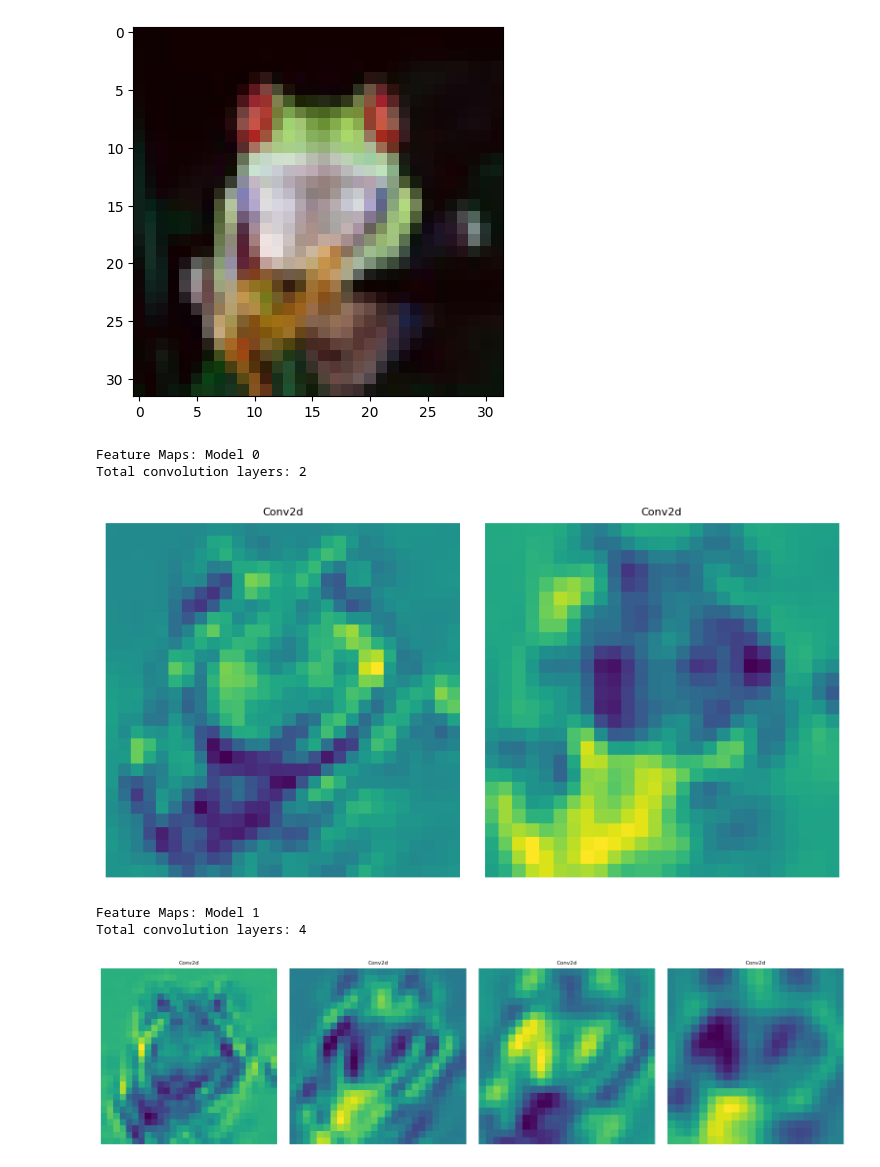
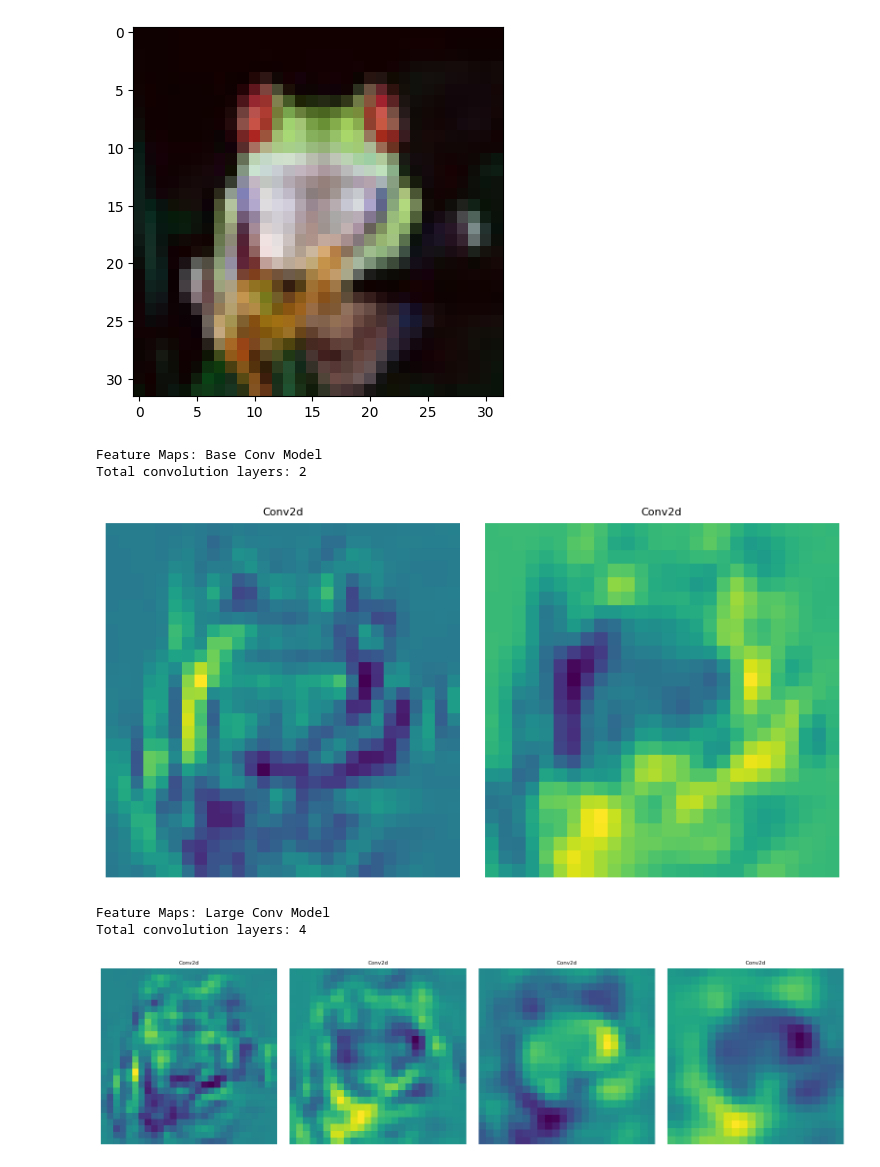
Before and after one commit to anacastillonu/nn-archs, a Jupyter notebook: notebooks/dummy_examples_conv.ipynb, the cells around one changed output. Saved outputs shown, nothing was run; the diff lists cells and outputs as text; code cells hidden in the pictures.

```diff
--- a/notebooks/dummy_examples_conv.ipynb
+++ b/notebooks/dummy_examples_conv.ipynb
@@ -218 +174,22 @@ def test_model(model, testloader):
+# %%
+class BaseConvModel(nn.Module):
+    def __init__(self):
+        super(BaseConvModel, self).__init__()
+        self.conv1 = nn.Conv2d(3, 32, 5)
+        self.conv2 = nn.Conv2d(32, 64, 3)
+        self.fc1 = nn.Linear(64 * 6 * 6, 120)
+        self.fc2 = nn.Linear(120, 84)
+        self.fc3 = nn.Linear(84, 10)
+
+    def forward(self, x):
+        x = torch.relu(self.conv1(x))
+        x = torch.max_pool2d(x, 2)
+        x = torch.relu(self.conv2(x))
+        x = torch.max_pool2d(x, 2)
+        #print(x.size())
+        x = x.view(-1, 64 * 6 * 6)
+        x = torch.relu(self.fc1(x))
+        x = torch.relu(self.fc2(x))
+        x = self.fc3(x)
+        return x
 # %%
@@ -388,22 +616,22 @@ def plot_feature_maps(model, dataset):
     plt.tight_layout()
     plt.show()
 # %%
-print("Feature Maps: Model 0")
-trained_model = Model0()
-trained_model.load_state_dict(torch.load('./models/model0.pth'))
+print("Feature Maps: Base Conv Model")
+trained_model = BaseConvModel()
+trained_model.load_state_dict(torch.load('./models/baseconvmodel.pth'))
 trained_model.eval()
 plot_feature_maps(trained_model, dataset)
 # %% [output]
-Feature Maps: Model 0
+Feature Maps: Base Conv Model
 Total convolution layers: 2
-[figure, old version]
+[figure, new version]
 # %%
-print("Feature Maps: Model 1")
-trained_model = Model1()
-trained_model.load_state_dict(torch.load('./models/model1.pth'))
+print("Feature Maps: Large Conv Model")
+trained_model = LargeConvModel()
+trained_model.load_state_dict(torch.load('./models/largeconvmodel.pth'))
 trained_model.eval()
 plot_feature_maps(trained_model, dataset)
 # %% [output]
-Feature Maps: Model 1
+Feature Maps: Large Conv Model
 Total convolution layers: 4
-[figure, old version]
+[figure, new version]
```
Also changed, not shown: parts of 41 cells of this notebook.
